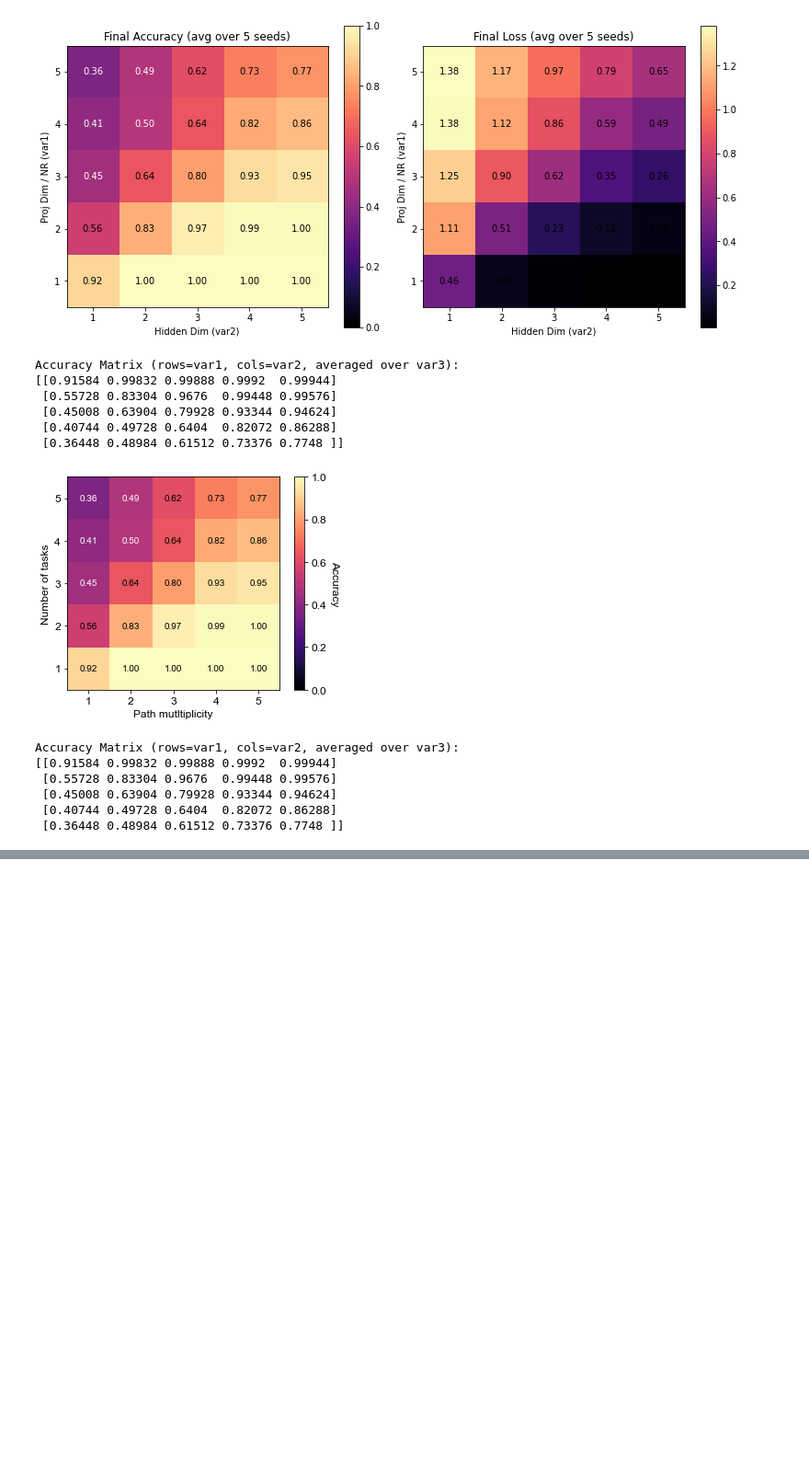
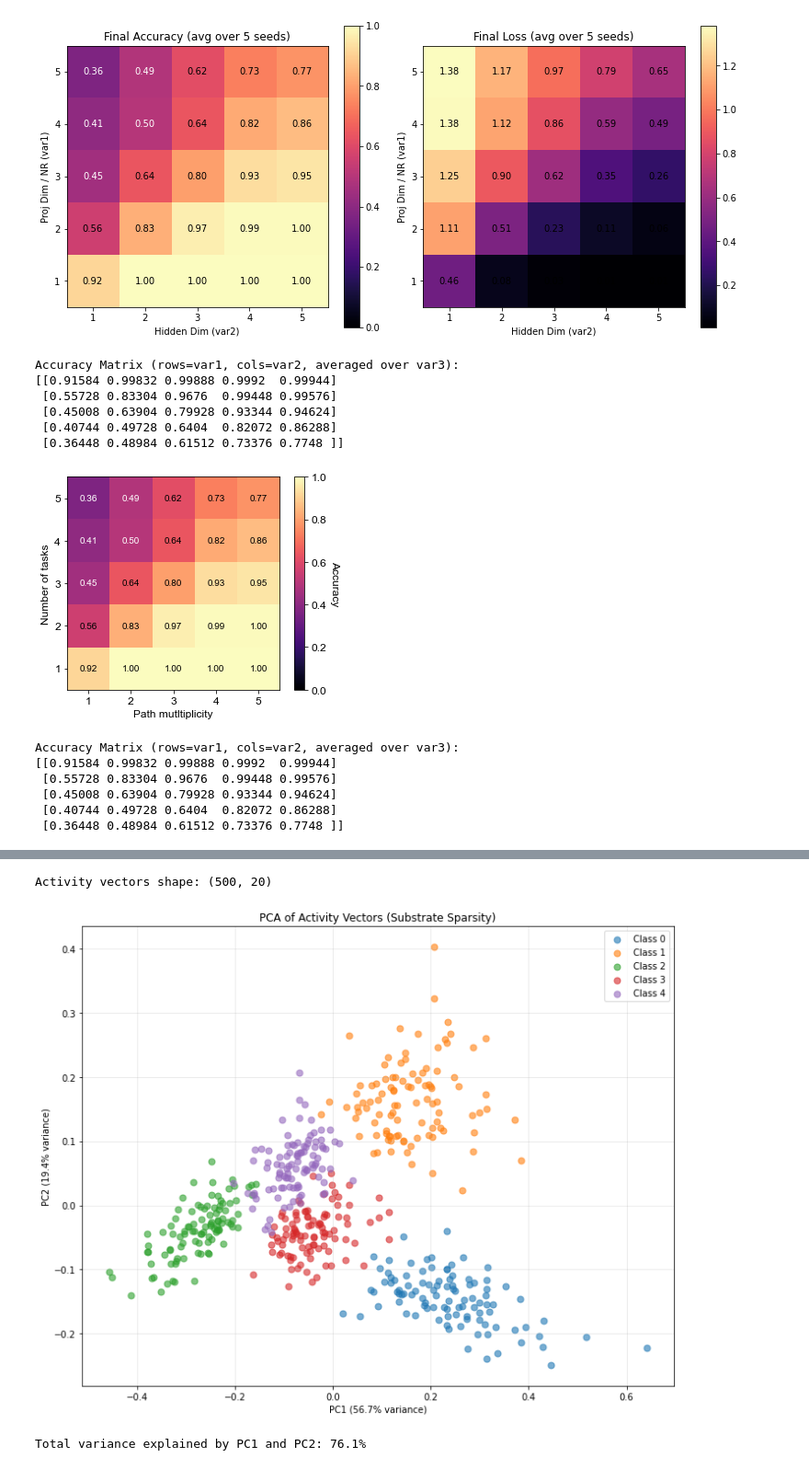
Before and after one commit to csfloyd/GlycanAnalysis, a Jupyter notebook: Python/analyze_data_training.ipynb, the cells around one changed output, grey strips where cells are left out. Shown at 92% size. Drawn from its saved outputs; the diff is of its cells as text; code cells hidden in the pictures; blank space fills up the shorter version.

```diff
--- a/Python/analyze_data_training.ipynb
+++ b/Python/analyze_data_training.ipynb
@@ -497,0 +2122,62 @@ Accuracy Matrix (rows=var1, cols=var2, averaged over var3):
+# %%
+from sklearn.decomposition import PCA
+import matplotlib.pyplot as plt
+import numpy as np
+
+# Collect activity vectors for all classes
+n_samples = 100
+all_act_vecs = []
+all_labels = []
+
+for class_idx in range(model_info['n_classes']):
+    samples = [input_data.get_next_training_sample(class_idx) for _ in range(n_samples)]
+    outputs, classes, probs, full_states = evaluate_model(samples, return_full_state=True)
+
+    # Get sparsity measures for these samples
+    sparsity_dict, sparsity_matrix, substrate_ids = compute_sparsity_measures(
+        full_states, model_info['species_names']
+    )
+
+    # Compute activity vectors for all samples
+    # Exclude output nodes
+    n_output_nodes = model_info['n_classes']
+    for sample_idx in range(n_samples):
+        act_vec = np.array([sparsity_dict[sub_id][sample_idx]
+                           for sub_id in substrate_ids[:-n_output_nodes]])
+        all_act_vecs.append(act_vec)
+        all_labels.append(class_idx)
+
+# Convert to numpy arrays
+all_act_vecs = np.array(all_act_vecs)
+all_labels = np.array(all_labels)
+
+print(f"Activity vectors shape: {all_act_vecs.shape}")
+
+# Apply PCA
+pca = PCA(n_components=2)
+act_vecs_pca = pca.fit_transform(all_act_vecs)
+
+# Create scatter plot
+fig, ax = plt.subplots(figsize=(10, 8))
+
+colors = plt.cm.tab10(np.arange(model_info['n_classes']))
+for class_idx in range(model_info['n_classes']):
+    mask = all_labels == class_idx
+    ax.scatter(act_vecs_pca[mask, 0], act_vecs_pca[mask, 1],
+              c=[colors[class_idx]], label=f'Class {class_idx}',
+              alpha=0.6, s=50)
+
+ax.set_xlabel(f'PC1 ({pca.explained_variance_ratio_[0]*100:.1f}% variance)')
+ax.set_ylabel(f'PC2 ({pca.explained_variance_ratio_[1]*100:.1f}% variance)')
+ax.set_title('PCA of Activity Vectors (Substrate Sparsity)')
+ax.legend()
+ax.grid(True, alpha=0.3)
+
+plt.tight_layout()
+plt.show()
+
+print(f"\nTotal variance explained by PC1 and PC2: {sum(pca.explained_variance_ratio_[:2])*100:.1f}%")
+# %% [output]
+Activity vectors shape: (500, 20)
+[figure, added]
+Total variance explained by PC1 and PC2: 76.1%
```
Also changed, not shown: parts of 39 cells of this notebook, 43 other files.
